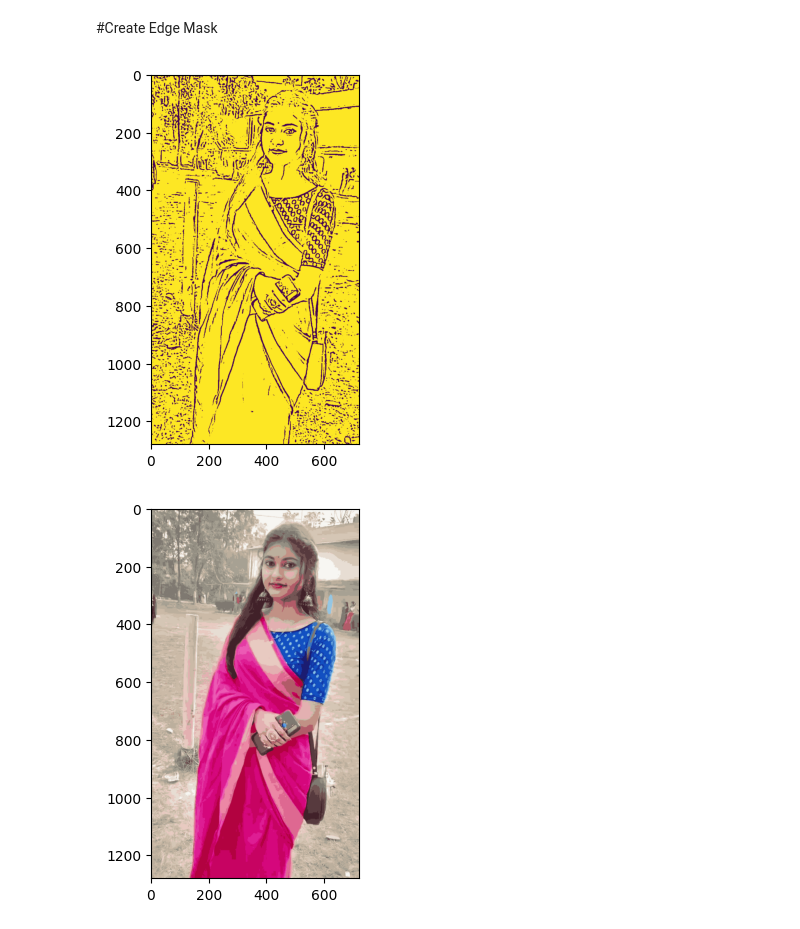
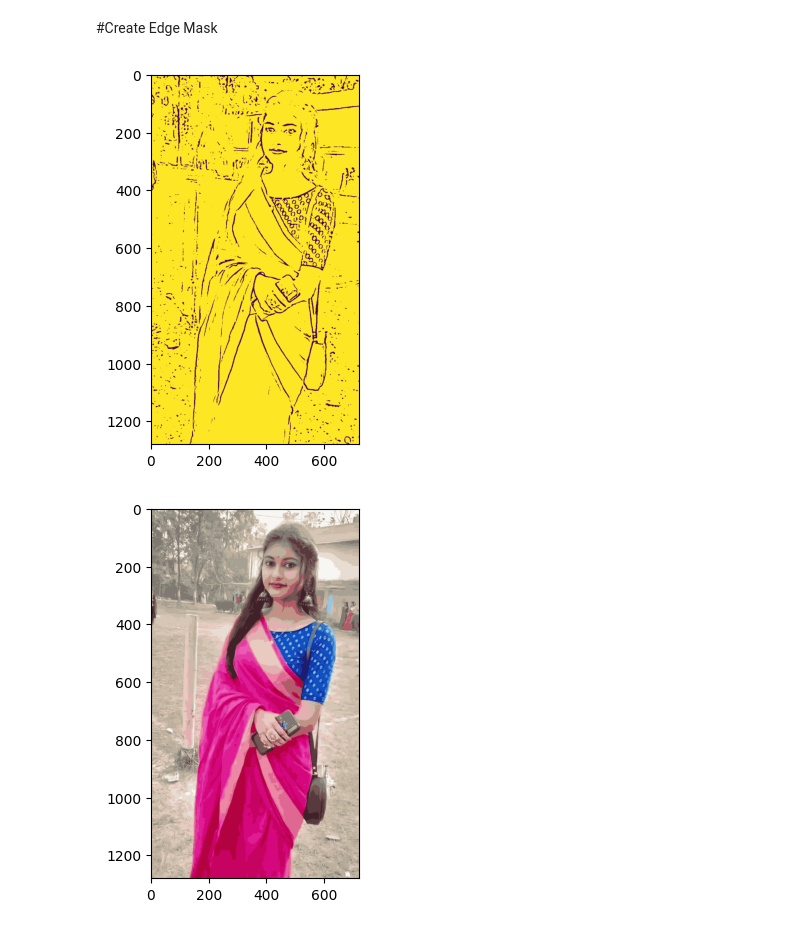
Before and after one commit to sky-m1618/PROJECT_1, a Jupyter notebook: P3_Image_to_cartoon.ipynb, the cells around one changed output. Cells and saved outputs as stored; diff of their text form; code cells hidden in the pictures.

```diff
--- a/P3_Image_to_cartoon.ipynb
+++ b/P3_Image_to_cartoon.ipynb
@@ -27,11 +27,11 @@ def edge_mask(img,line_size , blur_value):
 
     return edges
 # %%
-edge_file = edge_mask(file , 9,5)
+edge_file = edge_mask(file , 9,7)
 plt.imshow(edge_file)
 plt.show()
 # %% [output]
-[figure, old version]
+[figure, new version]
 # %%
 def color_quantization(img , k):
     data = np.float32(img).reshape((-1,3))
```
Also changed, not shown: parts of 4 cells of this notebook.
